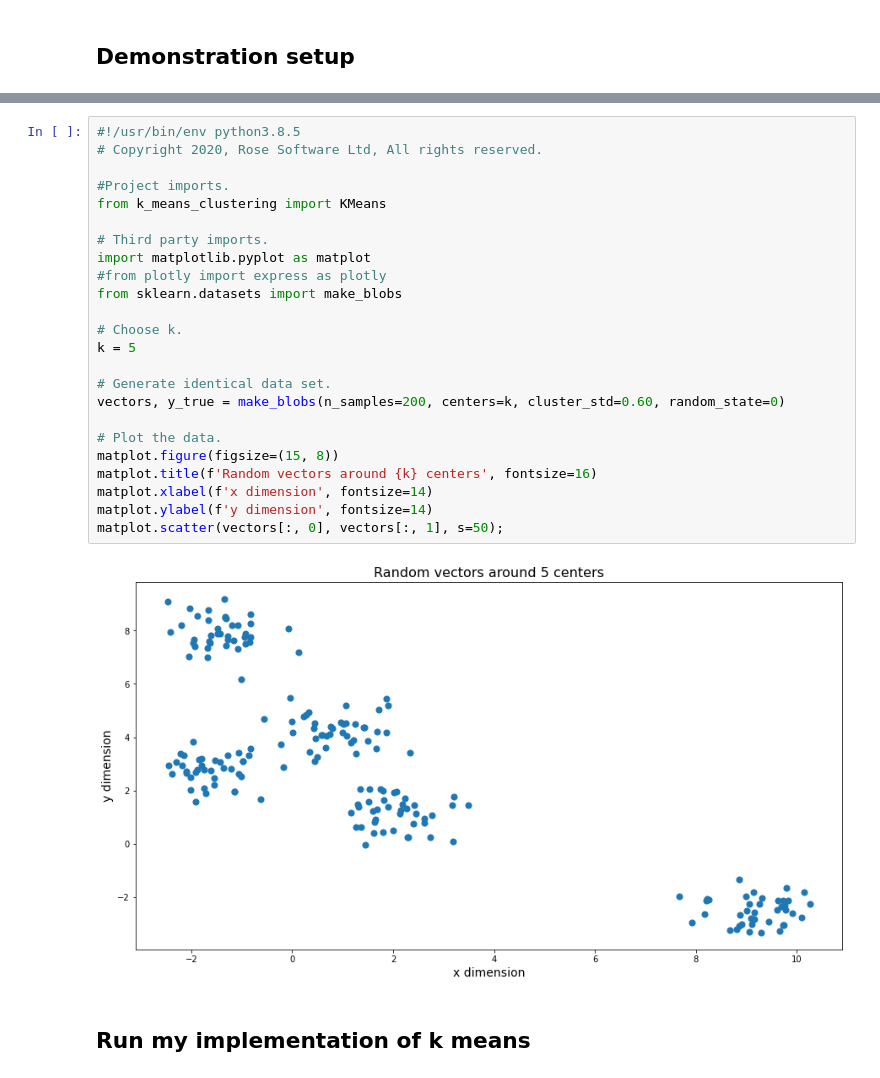
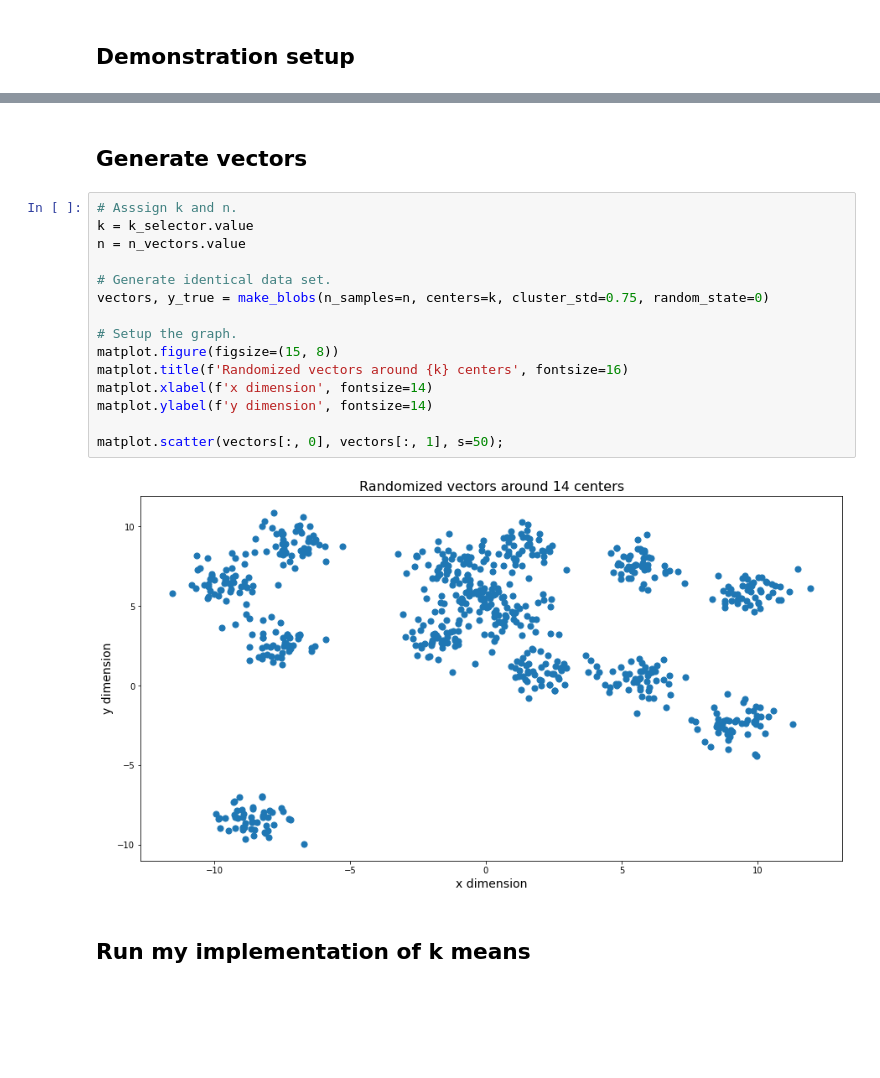
Before and after one commit to SeniorDataEngineer/k-means-clustering, a Jupyter notebook: Notebooks/k_means_clustering_demo.ipynb, the cells around one changed output, grey strips where cells are left out. Cells and saved outputs as stored; diff of their text form; blank space fills up the shorter version.

Commit message:
Added int sliders for n and k, changed the display options for graphs and separated code blocks.

```diff
--- a/Notebooks/k_means_clustering_demo.ipynb
+++ b/Notebooks/k_means_clustering_demo.ipynb
@@ -30,29 +56,22 @@ You can choose a value for `k` which will;
+# %% [markdown]
+## Generate vectors
 # %%
-#!/usr/bin/env python3.8.5
-# Copyright 2020, Rose Software Ltd, All rights reserved.
-
-#Project imports.
-from k_means_clustering import KMeans
-
-# Third party imports.
-import matplotlib.pyplot as matplot
-#from plotly import express as plotly
-from sklearn.datasets import make_blobs
-
-# Choose k.
-k = 5
+# Asssign k and n.
+k = k_selector.value
+n = n_vectors.value
 
 # Generate identical data set.
-vectors, y_true = make_blobs(n_samples=200, centers=k, cluster_std=0.60, random_state=0)
+vectors, y_true = make_blobs(n_samples=n, centers=k, cluster_std=0.75, random_state=0)
 
-# Plot the data.
+# Setup the graph.
 matplot.figure(figsize=(15, 8))
-matplot.title(f'Random vectors around {k} centers', fontsize=16)
+matplot.title(f'Randomized vectors around {k} centers', fontsize=16)
 matplot.xlabel(f'x dimension', fontsize=14)
 matplot.ylabel(f'y dimension', fontsize=14)
+
 matplot.scatter(vectors[:, 0], vectors[:, 1], s=50);
 # %% [output]
-[figure, old version]
+[figure, new version]
 # %% [markdown]
 ## Run my implementation of k means
 # %% [raw]
```
Also changed, not shown: parts of 3 cells of this notebook.
